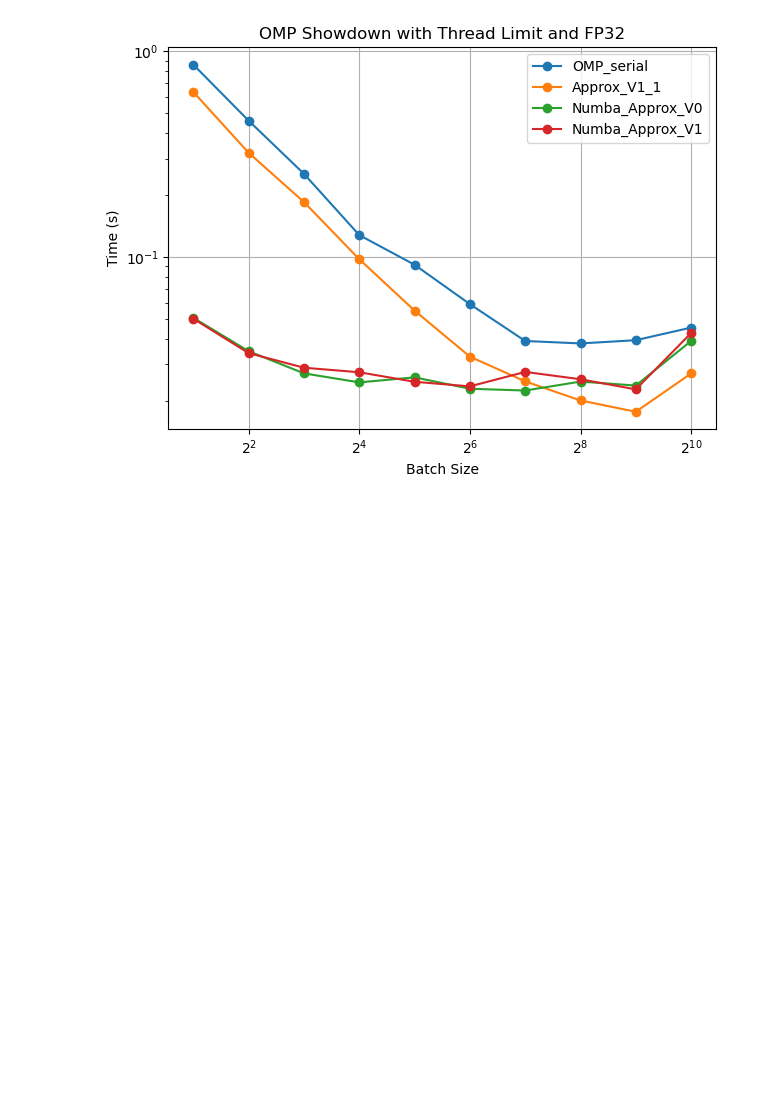
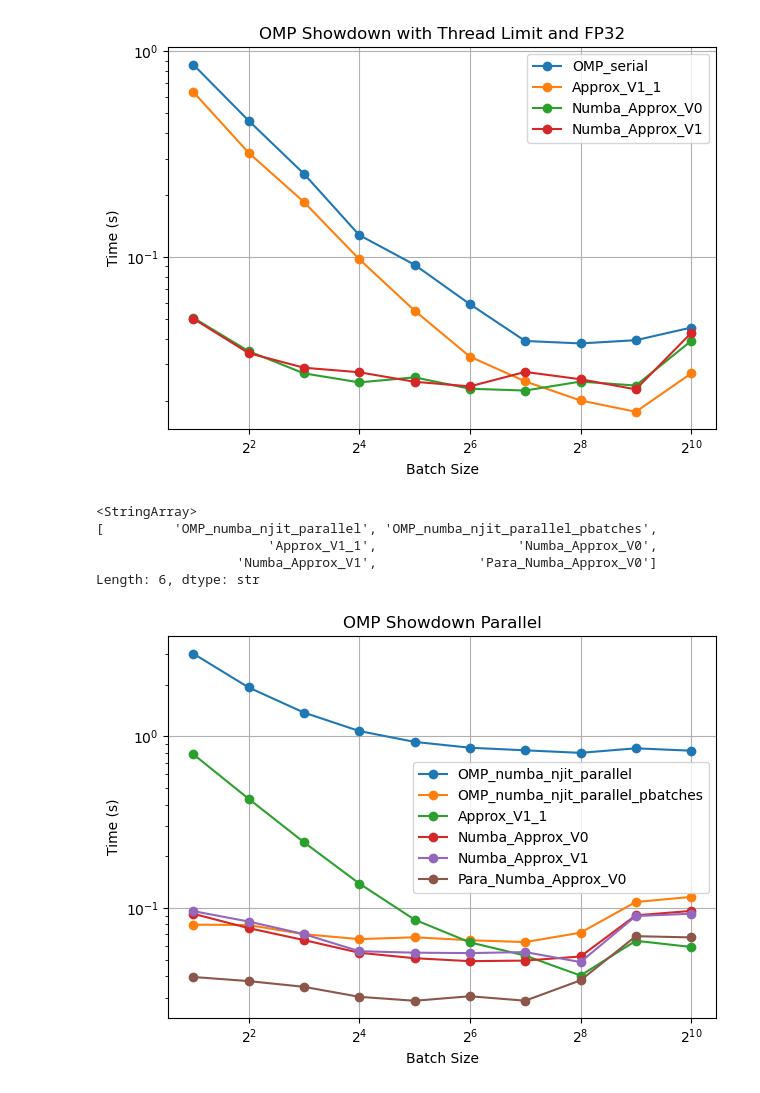
Before and after one commit to qrqgonrqge/parallel-k-SVD, a Jupyter notebook: Experiments/Benchmarking/Plot.ipynb, the cells around one changed output. Saved outputs shown, nothing was run; the diff lists cells and outputs as text; code cells hidden in the pictures; blank space fills up the shorter version.

Commit message:
Initial Parallel implementation using Numba. Scaling isn't ideal but speedup is observed.

```diff
--- a/Experiments/Benchmarking/Plot.ipynb
+++ b/Experiments/Benchmarking/Plot.ipynb
@@ -106,3 +106,38 @@ for fn in functions:
 plt.show()
 # %% [output]
 [figure]
+# %%
+df = pd.read_csv("omp_benchmark_parallel.csv")
+functions = df["function"].unique()
+# %%
+functions
+# %% [output]
+<StringArray>
+[         'OMP_numba_njit_parallel', 'OMP_numba_njit_parallel_pbatches',
+                      'Approx_V1_1',                  'Numba_Approx_V0',
+                  'Numba_Approx_V1',             'Para_Numba_Approx_V0']
+Length: 6, dtype: str
+# %%
+plt.figure()
+for fn in functions:
+    subset_fn = df[df["function"] == fn]
+    threads_list = sorted(subset_fn["threads"].unique())
+    # sub = subset_fn[subset_fn["threads"] == t]
+    sub = subset_fn
+    plt.plot(
+        sub["batch_size"],
+        sub["time_sec"],
+        marker='o',
+        label=f"{fn}"
+    )
+    plt.xscale("log", base=2)
+    plt.yscale("log")
+    plt.xlabel("Batch Size")
+    plt.ylabel("Time (s)")
+    plt.title('OMP Showdown Parallel')
+    plt.legend()
+    plt.grid(True)
+    plt.tight_layout()
+plt.show()
+# %% [output]
+[figure, added]
```
Also changed, not shown: 4 other files.
